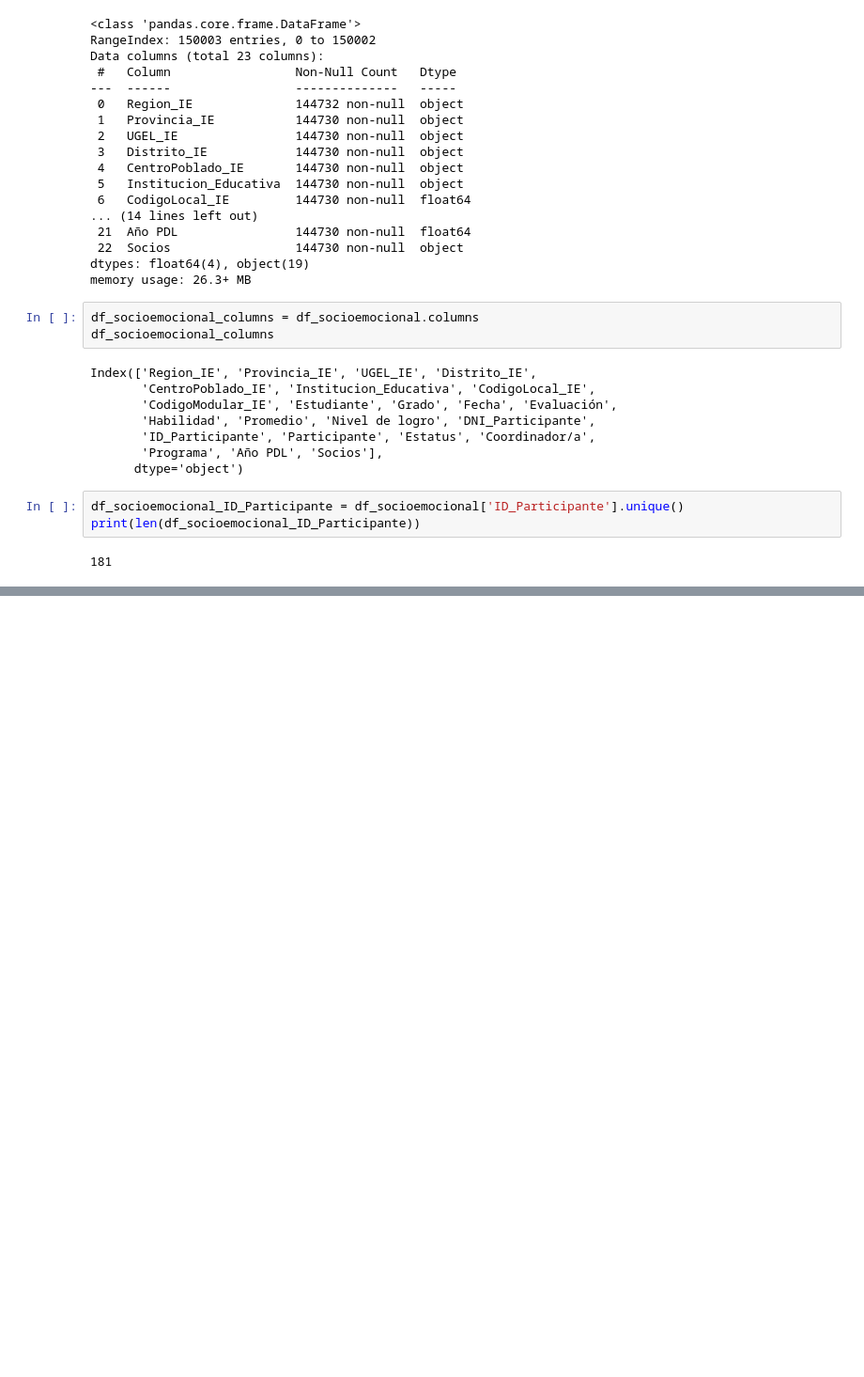
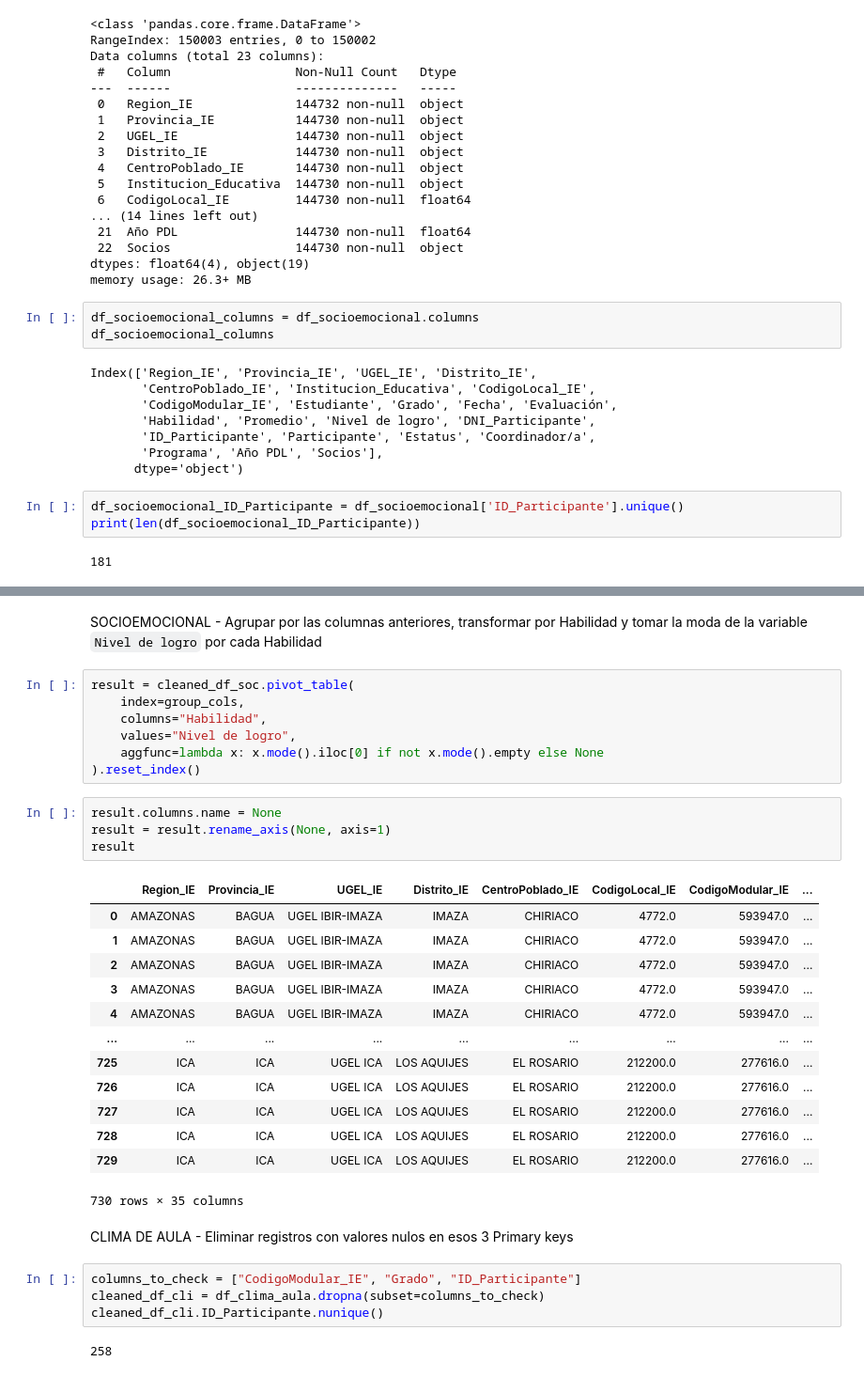
Before and after one commit to Raxcsu/breit-project, a Jupyter notebook: notebook/2 main.ipynb, the cells around one changed output, grey strips where cells are left out. Shown: that part at 94% size. Drawn from its saved outputs; the diff is of its cells as text; blank space fills up the shorter version.

```diff
--- a/notebook/2 main.ipynb
+++ b/notebook/2 main.ipynb
@@ -132,0 +194,35 @@ print(len(df_socioemocional_ID_Participante))
+# %% [markdown]
+SOCIOEMOCIONAL - Agrupar por las columnas anteriores, transformar por Habilidad y tomar la moda de la variable `Nivel de logro` por cada Habilidad
+# %%
+result = cleaned_df_soc.pivot_table(
+    index=group_cols,
+    columns="Habilidad",
+    values="Nivel de logro",
+    aggfunc=lambda x: x.mode().iloc[0] if not x.mode().empty else None
+).reset_index()
+# %%
+result.columns.name = None
+result = result.rename_axis(None, axis=1)
+result
+# %% [output]
+|  | Region_IE | Provincia_IE | UGEL_IE | Distrito_IE | CentroPoblado_IE | CodigoLocal_IE | CodigoModular_IE | ... |
+| 0 | AMAZONAS | BAGUA | UGEL IBIR-IMAZA | IMAZA | CHIRIACO | 4772.0 | 593947.0 | ... |
+| 1 | AMAZONAS | BAGUA | UGEL IBIR-IMAZA | IMAZA | CHIRIACO | 4772.0 | 593947.0 | ... |
+| 2 | AMAZONAS | BAGUA | UGEL IBIR-IMAZA | IMAZA | CHIRIACO | 4772.0 | 593947.0 | ... |
+| 3 | AMAZONAS | BAGUA | UGEL IBIR-IMAZA | IMAZA | CHIRIACO | 4772.0 | 593947.0 | ... |
+| 4 | AMAZONAS | BAGUA | UGEL IBIR-IMAZA | IMAZA | CHIRIACO | 4772.0 | 593947.0 | ... |
+| ... | ... | ... | ... | ... | ... | ... | ... | ... |
+| 725 | ICA | ICA | UGEL ICA | LOS AQUIJES | EL ROSARIO | 212200.0 | 277616.0 | ... |
+| 726 | ICA | ICA | UGEL ICA | LOS AQUIJES | EL ROSARIO | 212200.0 | 277616.0 | ... |
+| 727 | ICA | ICA | UGEL ICA | LOS AQUIJES | EL ROSARIO | 212200.0 | 277616.0 | ... |
+| 728 | ICA | ICA | UGEL ICA | LOS AQUIJES | EL ROSARIO | 212200.0 | 277616.0 | ... |
+| 729 | ICA | ICA | UGEL ICA | LOS AQUIJES | EL ROSARIO | 212200.0 | 277616.0 | ... |
+730 rows × 35 columns
+# %% [markdown]
+CLIMA DE AULA - Eliminar registros con valores nulos en esos 3 Primary keys
+# %%
+columns_to_check = ["CodigoModular_IE", "Grado", "ID_Participante"]
+cleaned_df_cli = df_clima_aula.dropna(subset=columns_to_check)
+cleaned_df_cli.ID_Participante.nunique()
+# %% [output]
+258
```
Also changed, not shown: parts of 17 cells of this notebook.
